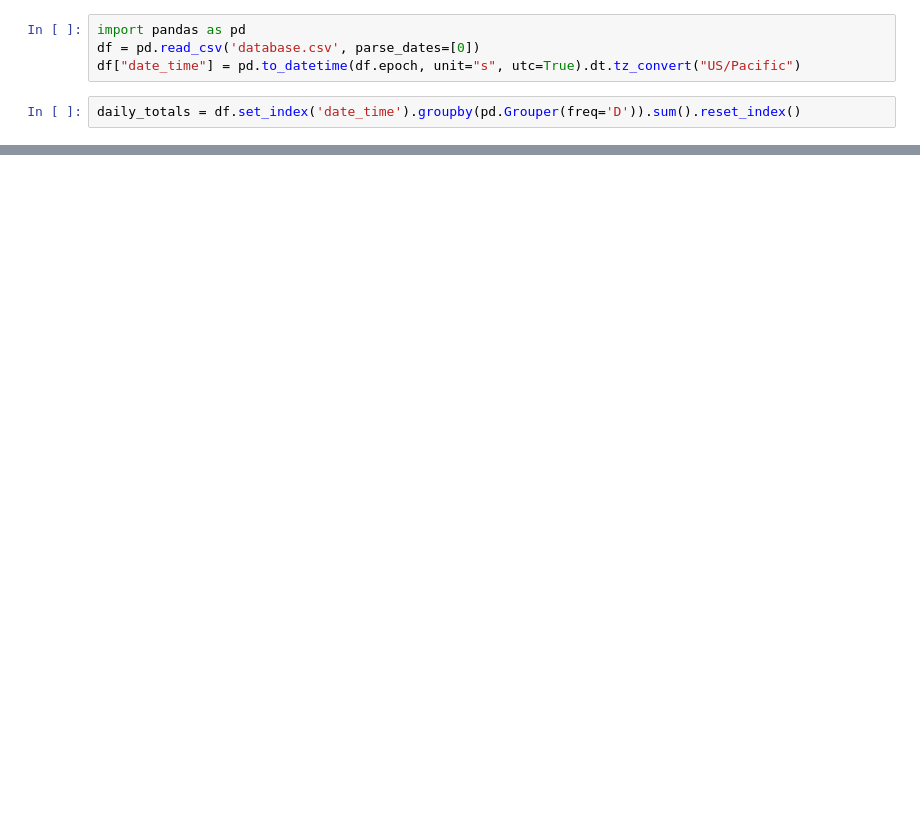
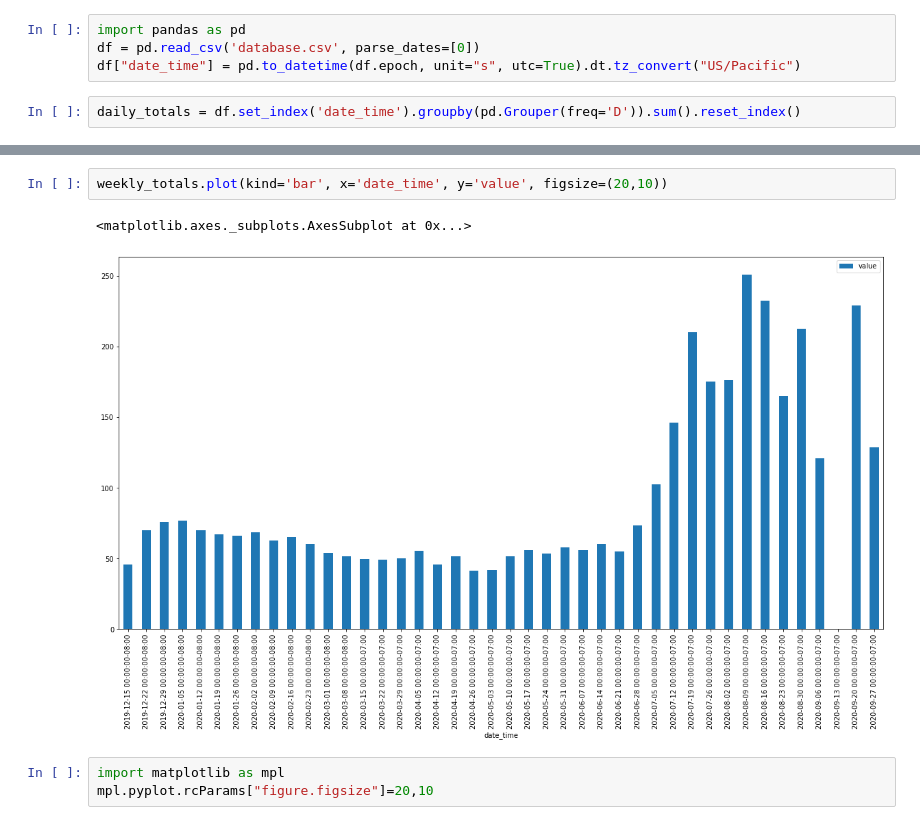
Before and after one commit to Douglas-Klos/daily_sums, a Jupyter notebook: daily_totals.ipynb, the cells around one changed output, grey strips where cells are left out. Saved outputs shown, nothing was run; the diff lists cells and outputs as text; blank space fills up the shorter version.

```diff
--- a/daily_totals.ipynb
+++ b/daily_totals.ipynb
@@ -25,0 +49,8 @@ daily_totals.plot(kind='bar', x='date_time', y='value', figsize=(20,10))
+# %%
+weekly_totals.plot(kind='bar', x='date_time', y='value', figsize=(20,10))
+# %% [output]
+<matplotlib.axes._subplots.AxesSubplot at 0x...>
+[figure, added]
+# %%
+import matplotlib as mpl
+mpl.pyplot.rcParams["figure.figsize"]=20,10
```
Also changed, not shown: parts of 7 cells of this notebook, 6 other files.
